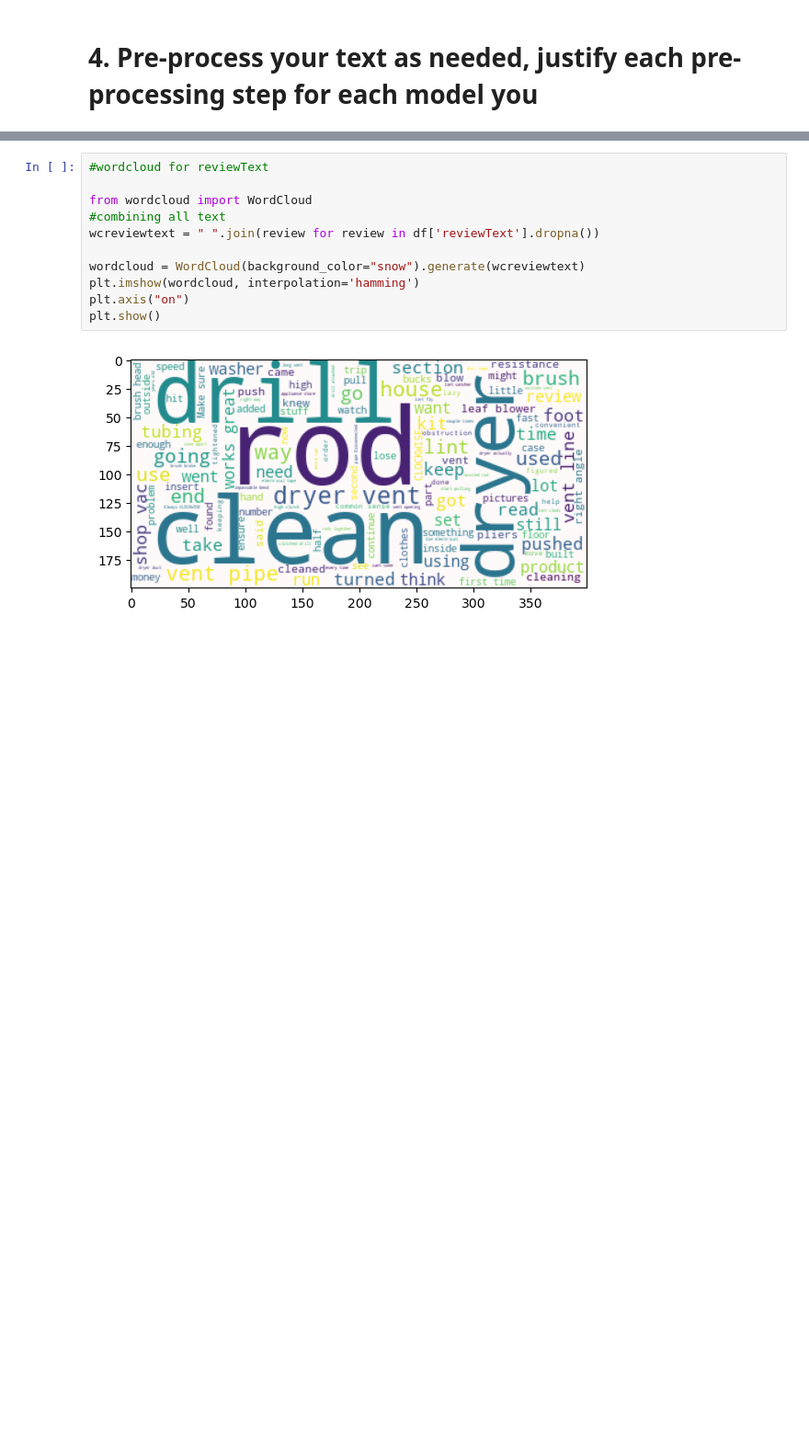
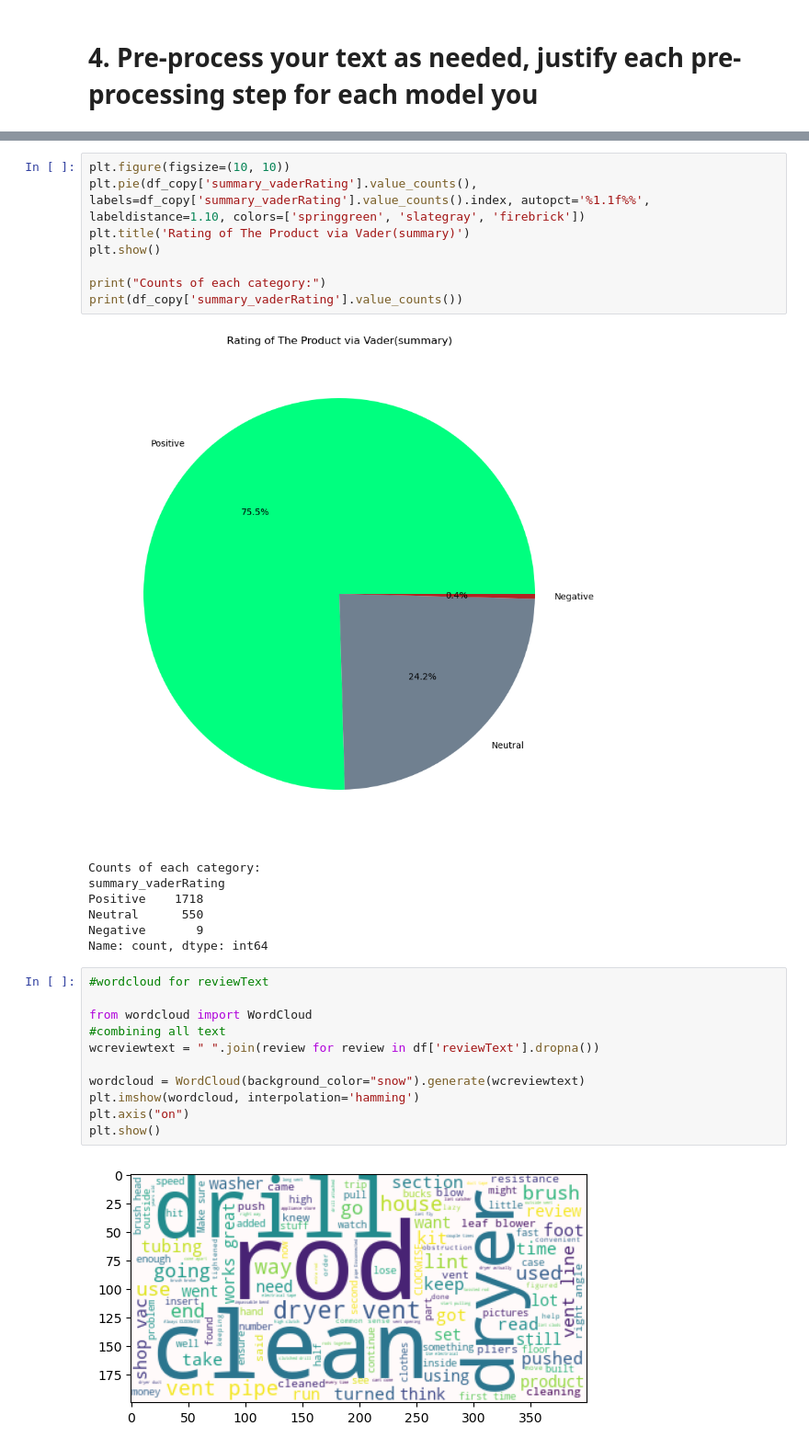
Before and after one commit to rolandjosephb/Comp262-Group3, a Jupyter notebook: Group 3.ipynb, the cells around one changed output, grey strips where cells are left out. Shown at 92% size. Drawn from its saved outputs; the diff is of its cells as text; blank space fills up the shorter version.

```diff
--- a/Group 3.ipynb
+++ b/Group 3.ipynb
@@ -566,6 +587,22 @@ Positive    2239
 Neutral       28
 Negative      10
 Name: count, dtype: int64
+# %%
+plt.figure(figsize=(10, 10))
+plt.pie(df_copy['summary_vaderRating'].value_counts(), labels=df_copy['summary_vaderRating'].value_counts().index, autopct='%1.1f%%', labeldistance=1.10, colors=['springgreen', 'slategray', 'firebrick'])
+plt.title('Rating of The Product via Vader(summary)')
+plt.show()
+
+print("Counts of each category:")
+print(df_copy['summary_vaderRating'].value_counts())
+# %% [output]
+[figure, added]
+Counts of each category:
+summary_vaderRating
+Positive    1718
+Neutral      550
+Negative       9
+Name: count, dtype: int64
 # %%
 #wordcloud for reviewText
 
```
Also changed, not shown: parts of 5 cells of this notebook.
